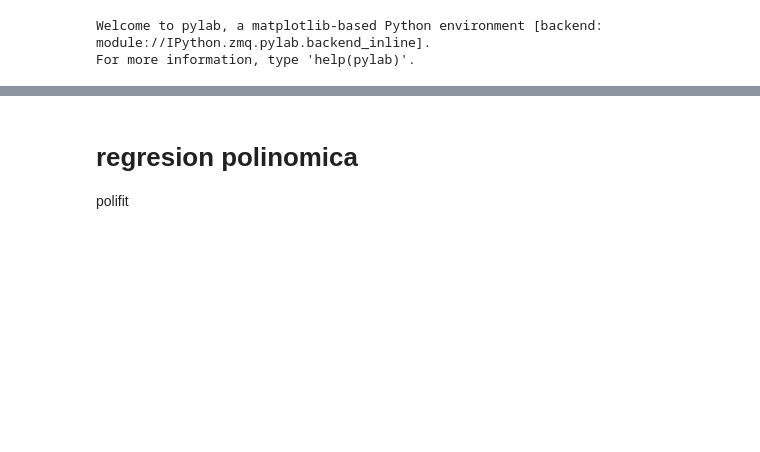
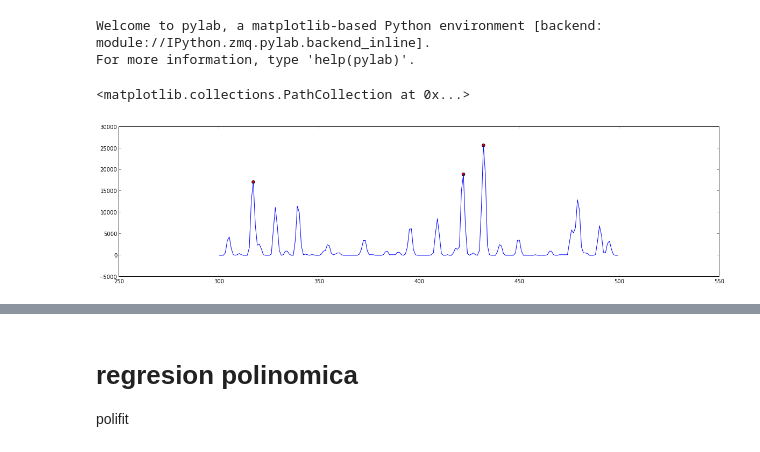
Before and after one commit to daniel-lozano/lab-intermedio, a Jupyter notebook: jupiter/Ajuste.ipynb, the cells around one changed output, grey strips where cells are left out. Drawn from its saved outputs; the diff is of its cells as text; code cells hidden in the pictures; blank space fills up the shorter version.

```diff
--- a/jupiter/Ajuste.ipynb
+++ b/jupiter/Ajuste.ipynb
@@ -16,3 +16,17 @@ for i in range(len(count)):
     if(count[i]>5000):
         append(c,count[i])
         append(p,pixels[i])
+# %%
+co=zeros(200,dtype="float")
+pix=zeros(200,dtype="float")
+for i in range(300,500):
+    pix[i-300]=pixels[i]
+    co[i-300]=count[i]
+plot(pix,co)
+scatter(pixels[317],count[317],c="r",s=30)
+scatter(pixels[422],count[422],c="r",s=30)
+scatter(pixels[432],count[432],c="r",s=30)
+#plot(pixels,count)
+# %% [output]
+<matplotlib.collections.PathCollection at 0x...>
+[figure, added]
```
Also changed, not shown: parts of 7 cells of this notebook, 2 other files.
